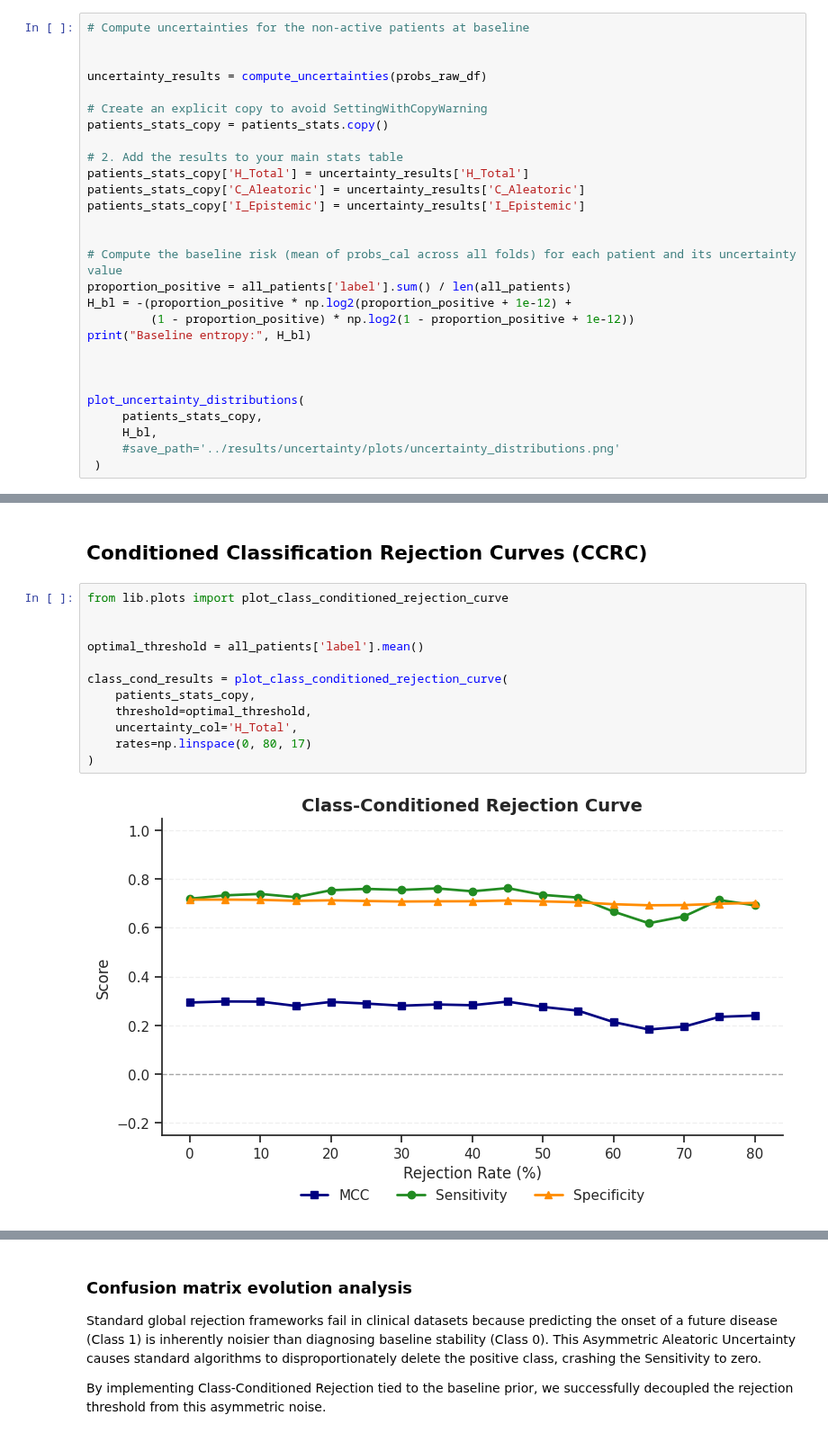
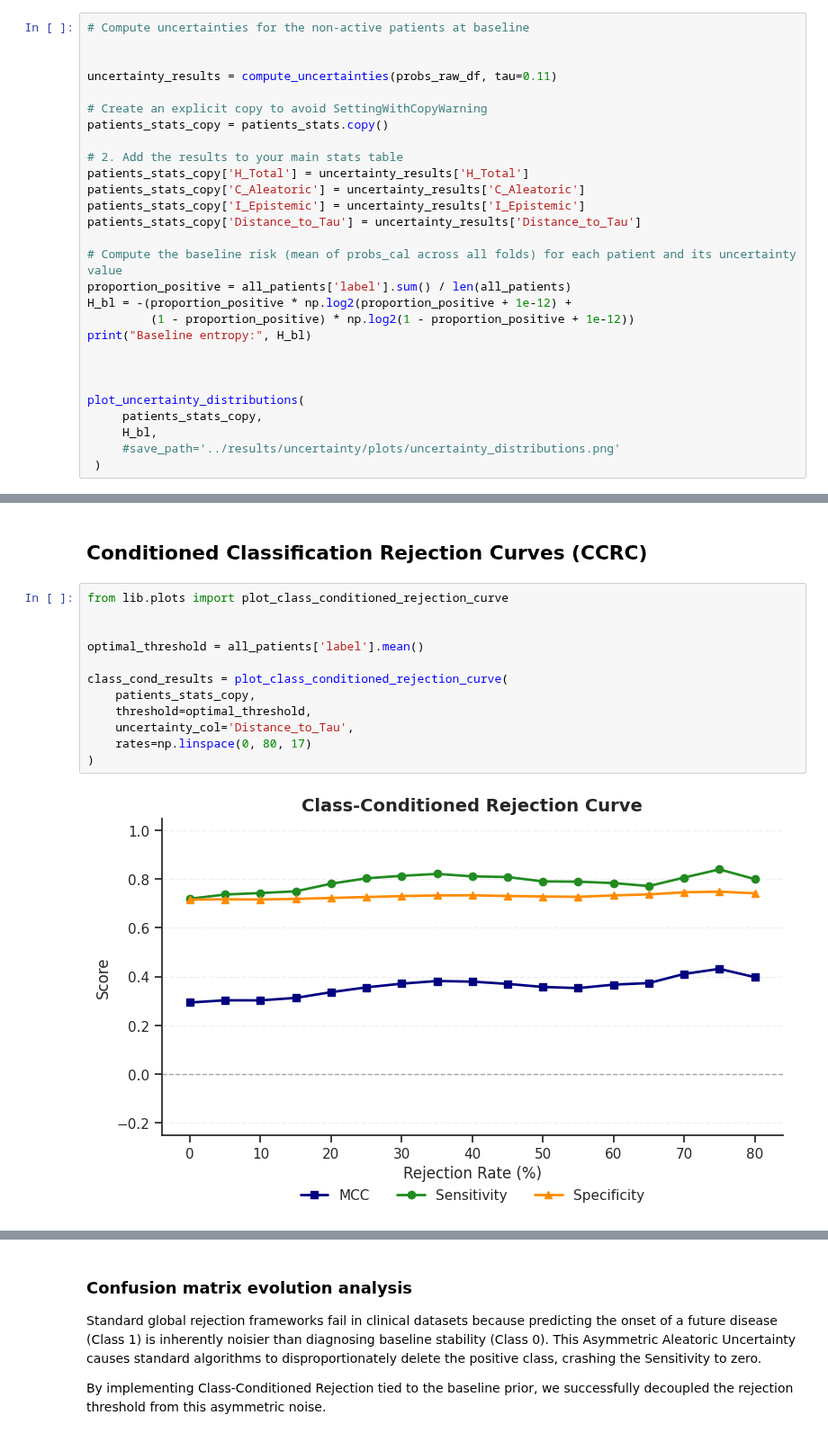
Before and after one commit to endrwalter/uncertainty_ml, a Jupyter notebook: code_uncertainty/main_ms.ipynb, the cells around one changed output, grey strips where cells are left out. Shown at 90% size. Cells and saved outputs as stored; diff of their text form.

```diff
--- a/code_uncertainty/main_ms.ipynb
+++ b/code_uncertainty/main_ms.ipynb
@@ -44,7 +44,7 @@ Successfully aggregated 21600 predictions across 719 unique patients.
 # Compute uncertainties for the non-active patients at baseline
 
 
-uncertainty_results = compute_uncertainties(probs_raw_df)
+uncertainty_results = compute_uncertainties(probs_raw_df, tau=0.11)
 
 # Create an explicit copy to avoid SettingWithCopyWarning
 patients_stats_copy = patients_stats.copy()
@@ -53,7 +53,7 @@ patients_stats_copy = patients_stats.copy()
 patients_stats_copy['H_Total'] = uncertainty_results['H_Total']
 patients_stats_copy['C_Aleatoric'] = uncertainty_results['C_Aleatoric']
 patients_stats_copy['I_Epistemic'] = uncertainty_results['I_Epistemic']
-
+patients_stats_copy['Distance_to_Tau'] = uncertainty_results['Distance_to_Tau']
 
 # Compute the baseline risk (mean of probs_cal across all folds) for each patient and its uncertainty value
 proportion_positive = all_patients['label'].sum() / len(all_patients)
@@ -106,17 +102,17 @@ Top 5 Eigenvalues:
 # %%
 from lib.plots import plot_class_conditioned_rejection_curve
 
 
 optimal_threshold = all_patients['label'].mean()
 
 class_cond_results = plot_class_conditioned_rejection_curve(
     patients_stats_copy,
     threshold=optimal_threshold,
-    uncertainty_col='H_Total',
+    uncertainty_col='Distance_to_Tau',
     rates=np.linspace(0, 80, 17)
 )
 # %% [output]
-[figure, old version]
+[figure, new version]
 ===============================================================================================
 GLOBAL CLASS-CONDITIONED REJECTION: METRICS EVOLUTION
 ===============================================================================================
```
Also changed, not shown: parts of 7 cells of this notebook, 3 other files.
